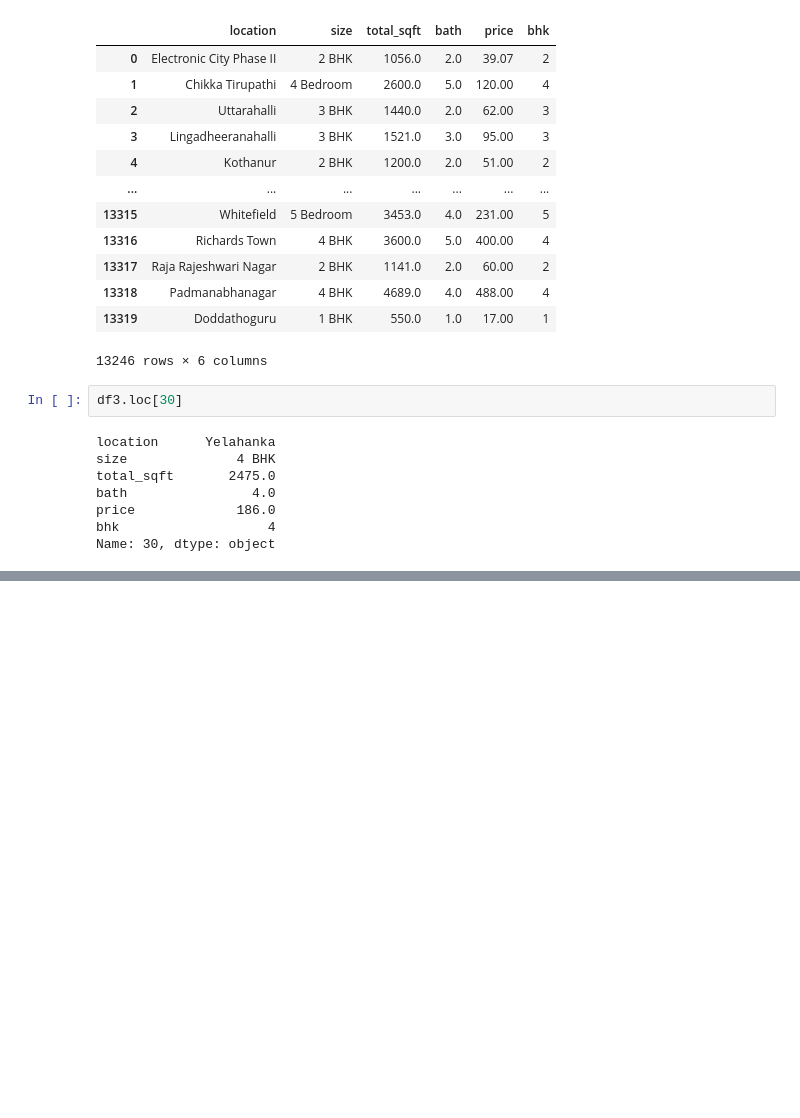
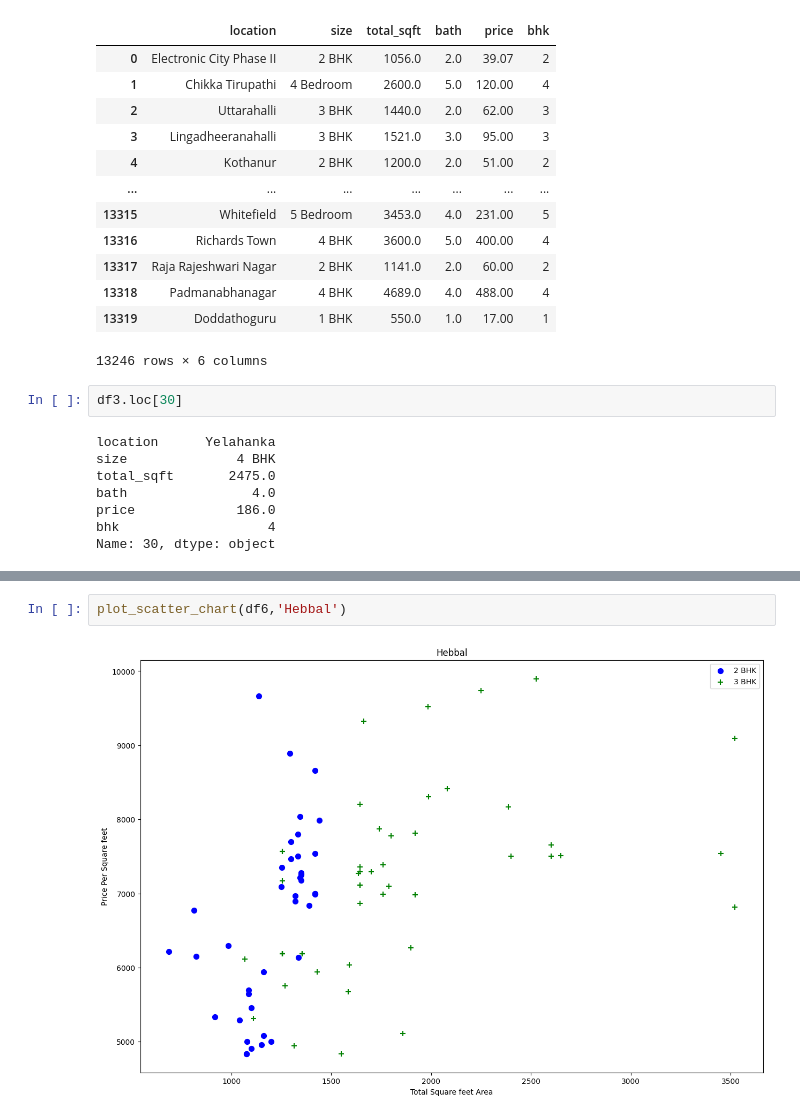
Before and after one commit to akshara2006-psit/Real-Estate-Price-Prediction-Project, a Jupyter notebook: first.ipynb, the cells around one changed output, grey strips where cells are left out. Cells and saved outputs as stored; diff of their text form; blank space fills up the shorter version.

```diff
--- a/first.ipynb
+++ b/first.ipynb
@@ -220,0 +362,4 @@ Name: 30, dtype: object
+# %%
+plot_scatter_chart(df6,'Hebbal')
+# %% [output]
+[figure, added]
```
Also changed, not shown: parts of 53 cells of this notebook, 2 other files.
